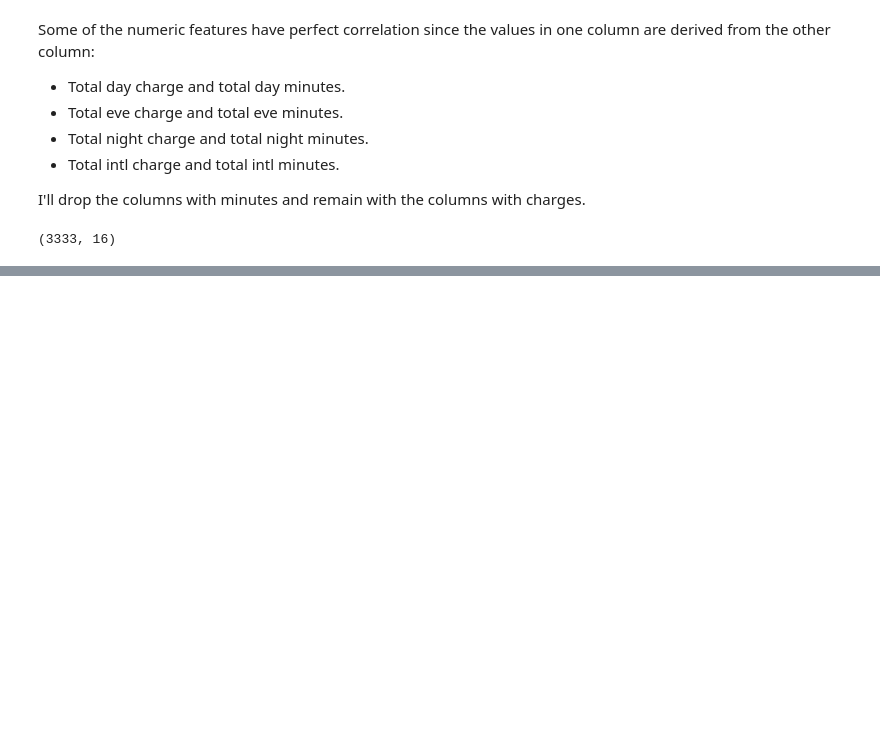
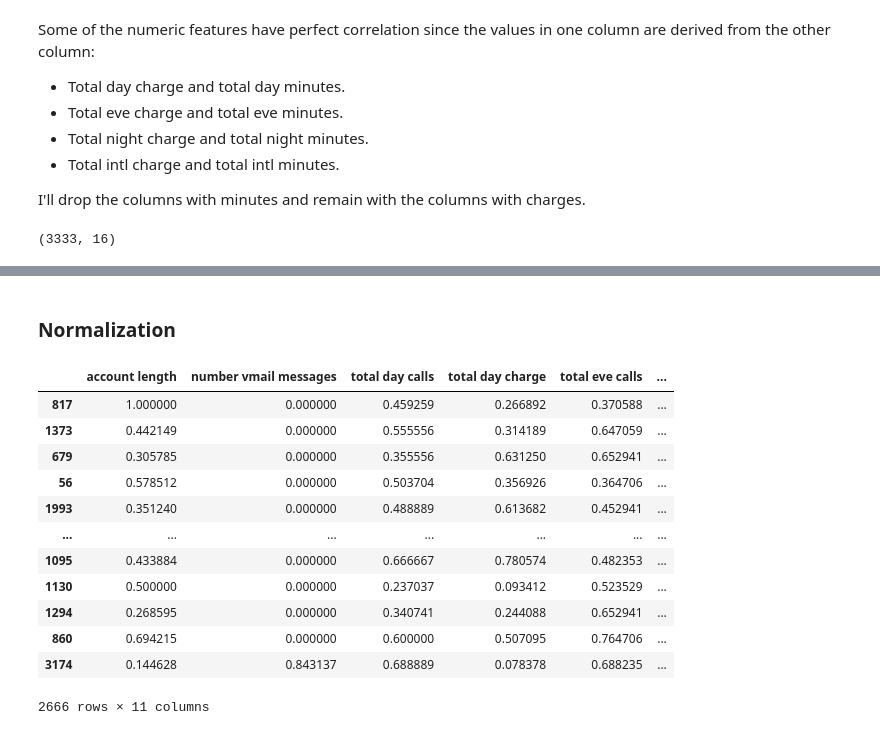
Before and after one commit to joakimTI/SyriaTel-Customer-Churn-Classifier, a Jupyter notebook: index.ipynb, the cells around one changed output, grey strips where cells are left out. Saved outputs shown, nothing was run; the diff lists cells and outputs as text; code cells hidden in the pictures; blank space fills up the shorter version.

```diff
--- a/index.ipynb
+++ b/index.ipynb
@@ -340,0 +381,28 @@ df.shape
+# %% [markdown]
+### Normalization
+# %%
+X_train_numeric = X_train.drop(['state','area code','international plan','voice mail plan'], axis=1)
+scaler = MinMaxScaler()
+
+scaler.fit(X_train_numeric)
+X_train_scaled = pd.DataFrame(
+    scaler.transform(X_train_numeric),
+    # index is important to ensure we can concatenate with other columns
+    index=X_train_numeric.index,
+    columns=X_train_numeric.columns
+)
+X_train_scaled
+# %% [output]
+|  | account length | number vmail messages | total day calls | total day charge | total eve calls | ... |
+| 817 | 1.000000 | 0.000000 | 0.459259 | 0.266892 | 0.370588 | ... |
+| 1373 | 0.442149 | 0.000000 | 0.555556 | 0.314189 | 0.647059 | ... |
+| 679 | 0.305785 | 0.000000 | 0.355556 | 0.631250 | 0.652941 | ... |
+| 56 | 0.578512 | 0.000000 | 0.503704 | 0.356926 | 0.364706 | ... |
+| 1993 | 0.351240 | 0.000000 | 0.488889 | 0.613682 | 0.452941 | ... |
+| ... | ... | ... | ... | ... | ... | ... |
+| 1095 | 0.433884 | 0.000000 | 0.666667 | 0.780574 | 0.482353 | ... |
+| 1130 | 0.500000 | 0.000000 | 0.237037 | 0.093412 | 0.523529 | ... |
+| 1294 | 0.268595 | 0.000000 | 0.340741 | 0.244088 | 0.652941 | ... |
+| 860 | 0.694215 | 0.000000 | 0.600000 | 0.507095 | 0.764706 | ... |
+| 3174 | 0.144628 | 0.843137 | 0.688889 | 0.078378 | 0.688235 | ... |
+2666 rows × 11 columns
```
Also changed, not shown: parts of 6 cells of this notebook.
